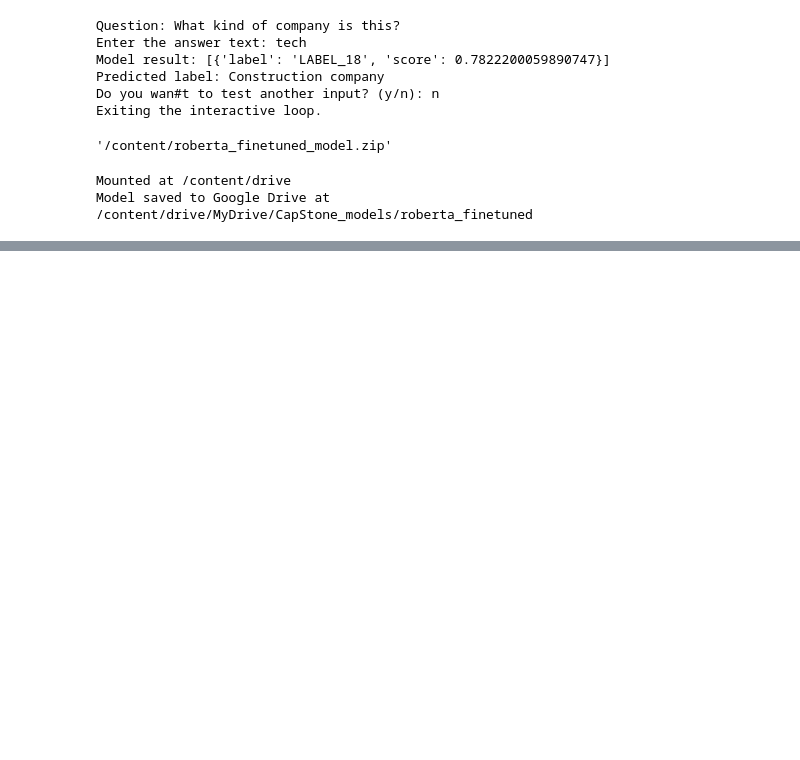
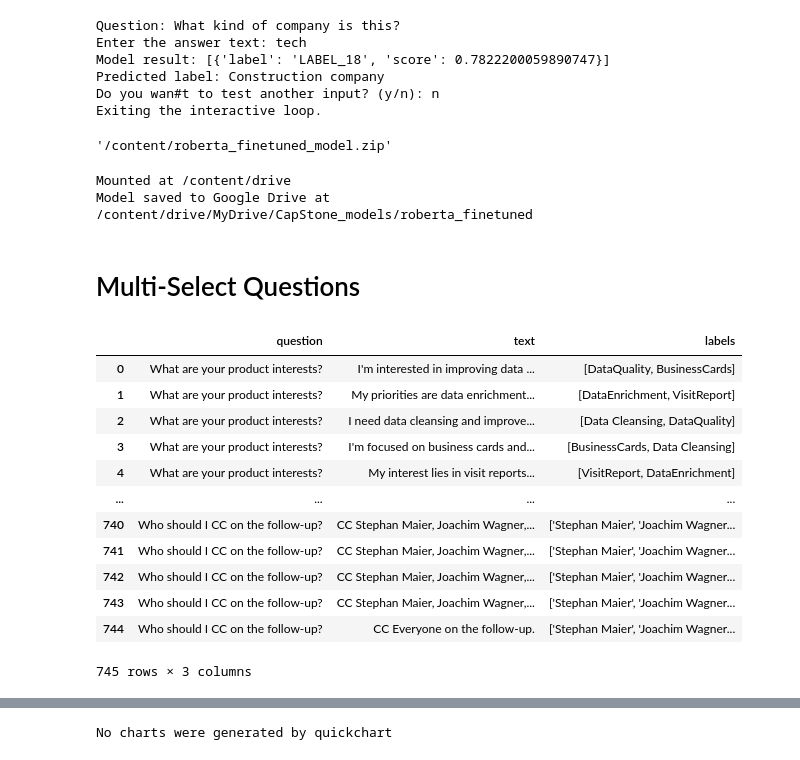
Before and after one commit to Michel-p16/PDS-Project, a Jupyter notebook: capstone.ipynb, the cells around one changed output, grey strips where cells are left out. Drawn from its saved outputs; the diff is of its cells as text; code cells hidden in the pictures; blank space fills up the shorter version.

```diff
--- a/capstone.ipynb
+++ b/capstone.ipynb
@@ -329,3 +331,5 @@ print(f"Model saved to Google Drive at {model_save_path}")
 # %% [output]
 Mounted at /content/drive
 Model saved to Google Drive at /content/drive/MyDrive/CapStone_models/roberta_finetuned
+# %% [markdown]
+# Multi-Select Questions
@@ -331,0 +339,38 @@ Model saved to Google Drive at /content/drive/MyDrive/CapStone_models/roberta_fi
+# %%
+# JSON-Datei laden
+with open('final_multi_question_data.json', 'r') as f:
+    data = json.load(f)
+
+# Daten in ein DataFrame umwandeln
+rows = []
+for row in data:
+    question = row["question"]
+    for ans in row["answers"]:
+        rows.append({
+            "question": question,
+            "text": ans["answer_text"],
+            "labels": ans["answer_label"].split(", "),  # Convert to list
+            #"timestamp": ans["timestamp"]
+        })
+
+# DataFrame erstellen
+df_multi_select = pd.DataFrame(rows)
+
+# DataFrame anzeigen
+#print(df.head())
+# %%
+df_multi_select
+# %% [output]
+|  | question | text | labels |
+| 0 | What are your product interests? | I'm interested in improving data ... | [DataQuality, BusinessCards] |
+| 1 | What are your product interests? | My priorities are data enrichment... | [DataEnrichment, VisitReport] |
+| 2 | What are your product interests? | I need data cleansing and improve... | [Data Cleansing, DataQuality] |
+| 3 | What are your product interests? | I'm focused on business cards and... | [BusinessCards, Data Cleansing] |
+| 4 | What are your product interests? | My interest lies in visit reports... | [VisitReport, DataEnrichment] |
+| ... | ... | ... | ... |
+| 740 | Who should I CC on the follow-up? | CC Stephan Maier, Joachim Wagner,... | ['Stephan Maier', 'Joachim Wagner... |
+| 741 | Who should I CC on the follow-up? | CC Stephan Maier, Joachim Wagner,... | ['Stephan Maier', 'Joachim Wagner... |
+| 742 | Who should I CC on the follow-up? | CC Stephan Maier, Joachim Wagner,... | ['Stephan Maier', 'Joachim Wagner... |
+| 743 | Who should I CC on the follow-up? | CC Stephan Maier, Joachim Wagner,... | ['Stephan Maier', 'Joachim Wagner... |
+| 744 | Who should I CC on the follow-up? | CC Everyone on the follow-up. | ['Stephan Maier', 'Joachim Wagner... |
+745 rows × 3 columns
@@ -331,0 +378 @@ Model saved to Google Drive at /content/drive/MyDrive/CapStone_models/roberta_fi
+No charts were generated by quickchart
```
Also changed, not shown: parts of 21 cells of this notebook.
